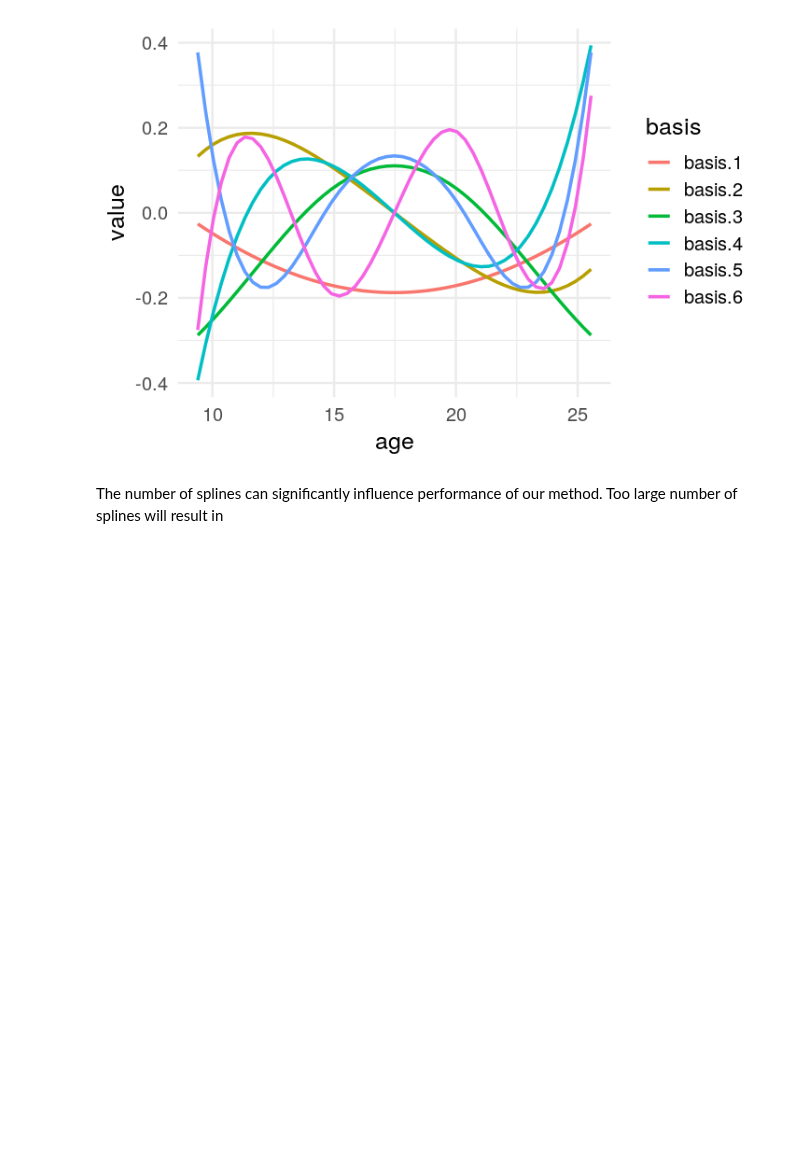
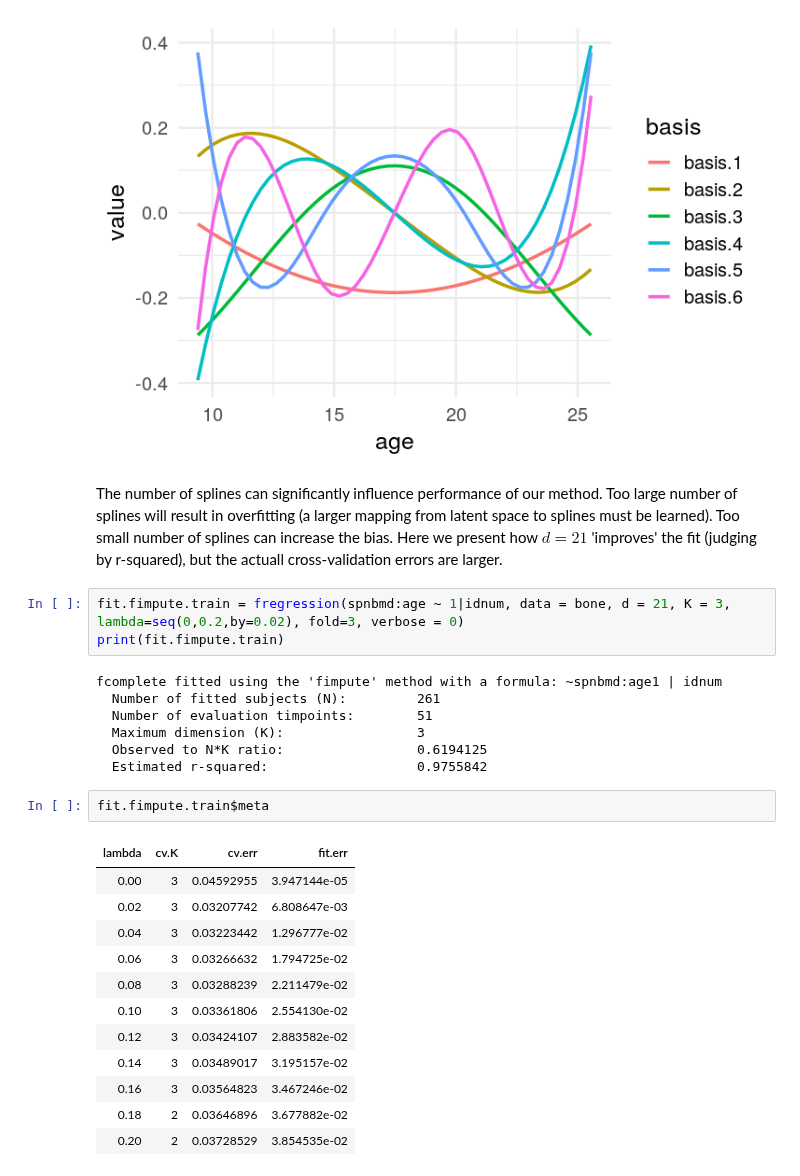
Before and after one commit to kidzik/fcomplete, a Jupyter notebook: vignettes/Regularization.ipynb, the cells around one changed output. Drawn from its saved outputs; the diff is of its cells as text; blank space fills up the shorter version.

Commit message:
Other parameters in fcomplete

```diff
--- a/vignettes/Regularization.ipynb
+++ b/vignettes/Regularization.ipynb
@@ -100,4 +100,29 @@ ggplot(aes(x = age, y = value, col = basis), data = data, width=100) +
 # %% [output]
 [figure]
 # %% [markdown]
-The number of splines can significantly influence performance of our method. Too large number of splines will result in
+The number of splines can significantly influence performance of our method. Too large number of splines will result in overfitting (a larger mapping from latent space to splines must be learned). Too small number of splines can increase the bias. Here we present how $d=21$ 'improves' the fit (judging by r-squared), but the actuall cross-validation errors are larger.
+# %%
+fit.fimpute.train = fregression(spnbmd:age ~ 1|idnum, data = bone, d = 21, K = 3, lambda=seq(0,0.2,by=0.02), fold=3, verbose = 0)
+print(fit.fimpute.train)
+# %% [output]
+fcomplete fitted using the 'fimpute' method with a formula: ~spnbmd:age1 | idnum
+  Number of fitted subjects (N):         261
+  Number of evaluation timpoints:        51
+  Maximum dimension (K):                 3
+  Observed to N*K ratio:                 0.6194125
+  Estimated r-squared:                   0.9755842
+# %%
+fit.fimpute.train$meta
+# %% [output]
+| lambda | cv.K | cv.err | fit.err |
+| 0.00 | 3 | 0.04592955 | 3.947144e-05 |
+| 0.02 | 3 | 0.03207742 | 6.808647e-03 |
+| 0.04 | 3 | 0.03223442 | 1.296777e-02 |
+| 0.06 | 3 | 0.03266632 | 1.794725e-02 |
+| 0.08 | 3 | 0.03288239 | 2.211479e-02 |
+| 0.10 | 3 | 0.03361806 | 2.554130e-02 |
+| 0.12 | 3 | 0.03424107 | 2.883582e-02 |
+| 0.14 | 3 | 0.03489017 | 3.195157e-02 |
+| 0.16 | 3 | 0.03564823 | 3.467246e-02 |
+| 0.18 | 2 | 0.03646896 | 3.677882e-02 |
+| 0.20 | 2 | 0.03728529 | 3.854535e-02 |
```
Also changed, not shown: parts of 3 cells of this notebook.
